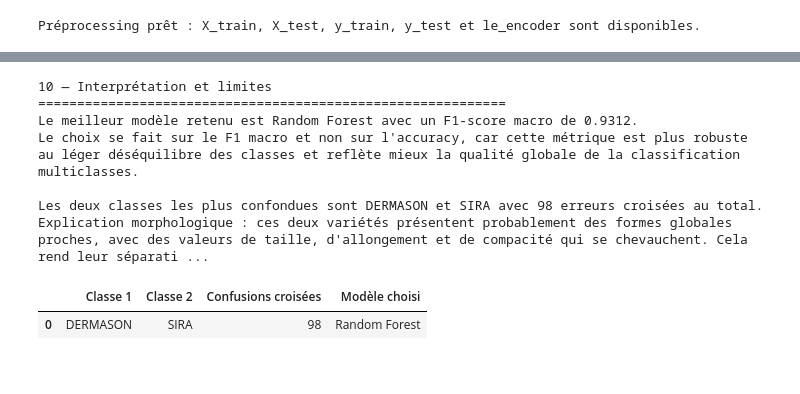
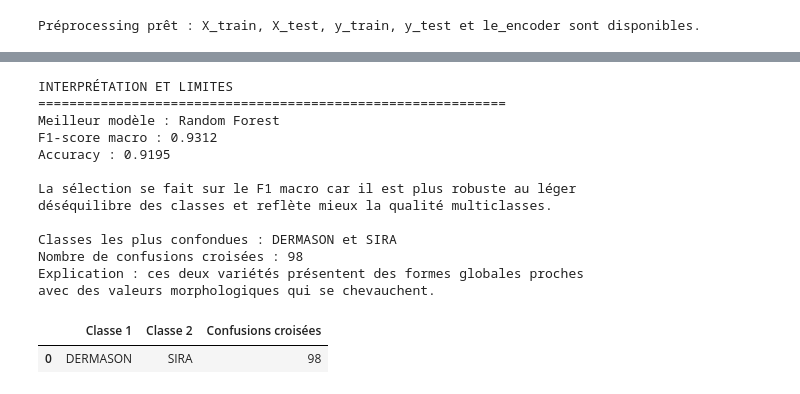
Before and after one commit to MalakZd/projet1_dry_bean, a Jupyter notebook: notebook.ipynb, the cells around one changed output, grey strips where cells are left out. Cells and saved outputs as stored; diff of their text form; code cells hidden in the pictures.

```diff
--- a/notebook.ipynb
+++ b/notebook.ipynb
@@ -707,79 +529,56 @@ Commentaire : le Random Forest met surtout en avant Perimeter, ShapeFactor3, Com
 # %%
-# 10_interpretation_and_limits
-
 from IPython.display import display
 import numpy as np
 import pandas as pd
 
-# 1) Choix du meilleur modèle selon le F1-score macro.
 best_row = comparison_df.iloc[0]
 best_model_name = best_row['Modèle']
 best_f1_macro = best_row['F1 macro']
 best_accuracy = best_row['Accuracy']
 best_cm = confusion_matrices[best_model_name]
 
-print("10 — Interprétation et limites")
+print("INTERPRÉTATION ET LIMITES")
 print("=" * 60)
-print(
-    f"Le meilleur modèle retenu est {best_model_name} avec un F1-score macro de {best_f1_macro:.4f}."
-)
-print(
-    "Le choix se fait sur le F1 macro et non sur l'accuracy, car cette métrique est plus robuste "
-    "au léger déséquilibre des classes et reflète mieux la qualité globale de la classification multiclasses."
-)
+print(f"Meilleur modèle : {best_model_name}")
+print(f"F1-score macro : {best_f1_macro:.4f}")
+print(f"Accuracy : {best_accuracy:.4f}")
+print("\nLa sélection se fait sur le F1 macro car il est plus robuste au léger")
+print("déséquilibre des classes et reflète mieux la qualité multiclasses.")
 
-# 2) Identification des deux classes les plus confondues à partir de la matrice de confusion du meilleur modèle.
 confusion_pairs = []
 for i in range(len(le_encoder.classes_)):
     for j in range(i + 1, len(le_encoder.classes_)):
         total_confusion = int(best_cm[i, j] + best_cm[j, i])
         confusion_pairs.append((total_confusion, i, j))
 
 most_confused_total, class_i, class_j = max(confusion_pairs, key=lambda item: item[0])
 class_a = le_encoder.classes_[class_i]
 class_b = le_encoder.classes_[class_j]
 
-print(
-    f"\nLes deux classes les plus confondues sont {class_a} et {class_b} avec {most_confused_total} erreurs croisées au total."
-)
-print(
-    "Explication morphologique : ces deux variétés présentent probablement des formes globales proches, "
-    "avec des valeurs de taille, d'allongement et de compacité qui se chevauchent. "
-    "Cela rend leur séparation plus difficile pour les modèles, même lorsque les performances globales restent élevées."
-)
+print(f"\nClasses les plus confondues : {class_a} et {class_b}")
+print(f"Nombre de confusions croisées : {most_confused_total}")
+print("Explication : ces deux variétés présentent des formes globales proches")
+print("avec des valeurs morphologiques qui se chevauchent.")
 
 confusion_summary = pd.DataFrame({
     'Classe 1': [class_a],
     'Classe 2': [class_b],
     'Confusions croisées': [most_confused_total],
-    'Modèle choisi': [best_model_name],
 })
 display(confusion_summary)
-
-# 3) Limites du dataset, des modèles et pistes d'amélioration futures.
-print("\nLimites du dataset :")
-print("- Taille correcte mais encore limitée pour certaines classes rares, notamment BOMBAY.")
-print("- Représentativité restreinte : le jeu de données ne couvre qu'un contexte morphologique précis.")
-print("- Les classes proches morphologiquement restent difficiles à séparer de façon parfaite.")
-
-print("\nLimites des modèles utilisés :")
-print("- La régression logistique suppose une séparation quasi linéaire, ce qui peut être trop simplificateur.")
-print("- KNN est sensible à la distance et au bruit local.")
-print("- L'arbre de décision peut surapprendre plus facilement que les méthodes d'ensemble.")
-print("- Le Random Forest améliore la robustesse, mais reste limité si certaines classes se recouvrent fortement.")
-
-print("\nPistes d'amélioration futures :")
-print("- Tester des modèles plus puissants comme SVM, XGBoost ou des réseaux de neurones.")
-print("- Explorer un réglage d'hyperparamètres plus systématique avec validation croisée.")
-print("- Étudier des caractéristiques complémentaires ou des techniques de réduction de dimension mieux adaptées.")
-print("- Utiliser des méthodes d'explicabilité pour mieux comprendre les frontières entre classes proches.")
 # %% [output]
-10 — Interprétation et limites
+INTERPRÉTATION ET LIMITES
 ============================================================
-Le meilleur modèle retenu est Random Forest avec un F1-score macro de 0.9312.
-Le choix se fait sur le F1 macro et non sur l'accuracy, car cette métrique est plus robuste au léger déséquilibre des classes et reflète mieux la qualité globale de la classification multiclasses.
+Meilleur modèle : Random Forest
+F1-score macro : 0.9312
+Accuracy : 0.9195
 
-Les deux classes les plus confondues sont DERMASON et SIRA avec 98 erreurs croisées au total.
-Explication morphologique : ces deux variétés présentent probablement des formes globales proches, avec des valeurs de taille, d'allongement et de compacité qui se chevauchent. Cela rend leur séparati ...
+La sélection se fait sur le F1 macro car il est plus robuste au léger
+déséquilibre des classes et reflète mieux la qualité multiclasses.
+
+Classes les plus confondues : DERMASON et SIRA
+Nombre de confusions croisées : 98
+Explication : ces deux variétés présentent des formes globales proches
+avec des valeurs morphologiques qui se chevauchent.
-|  | Classe 1 | Classe 2 | Confusions croisées | Modèle choisi |
-| 0 | DERMASON | SIRA | 98 | Random Forest |
+|  | Classe 1 | Classe 2 | Confusions croisées |
+| 0 | DERMASON | SIRA | 98 |
```
Also changed, not shown: parts of 19 cells of this notebook, 3 other files.
